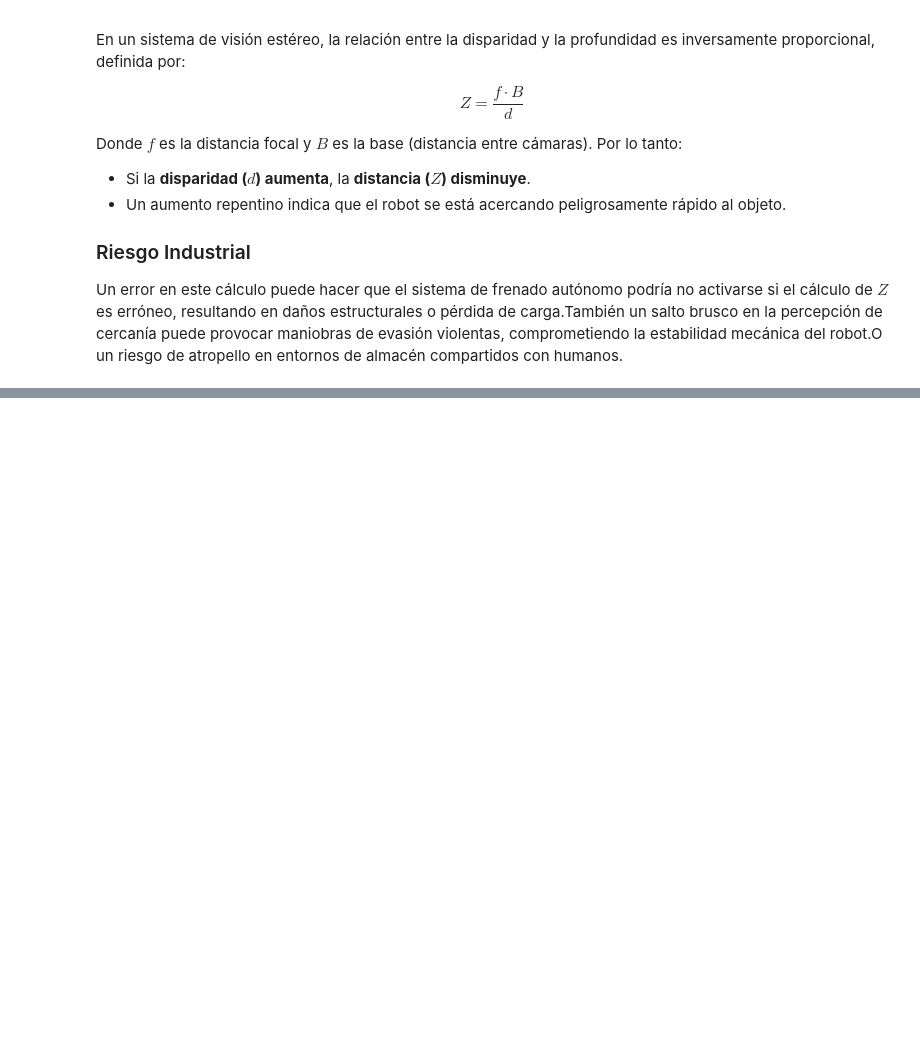
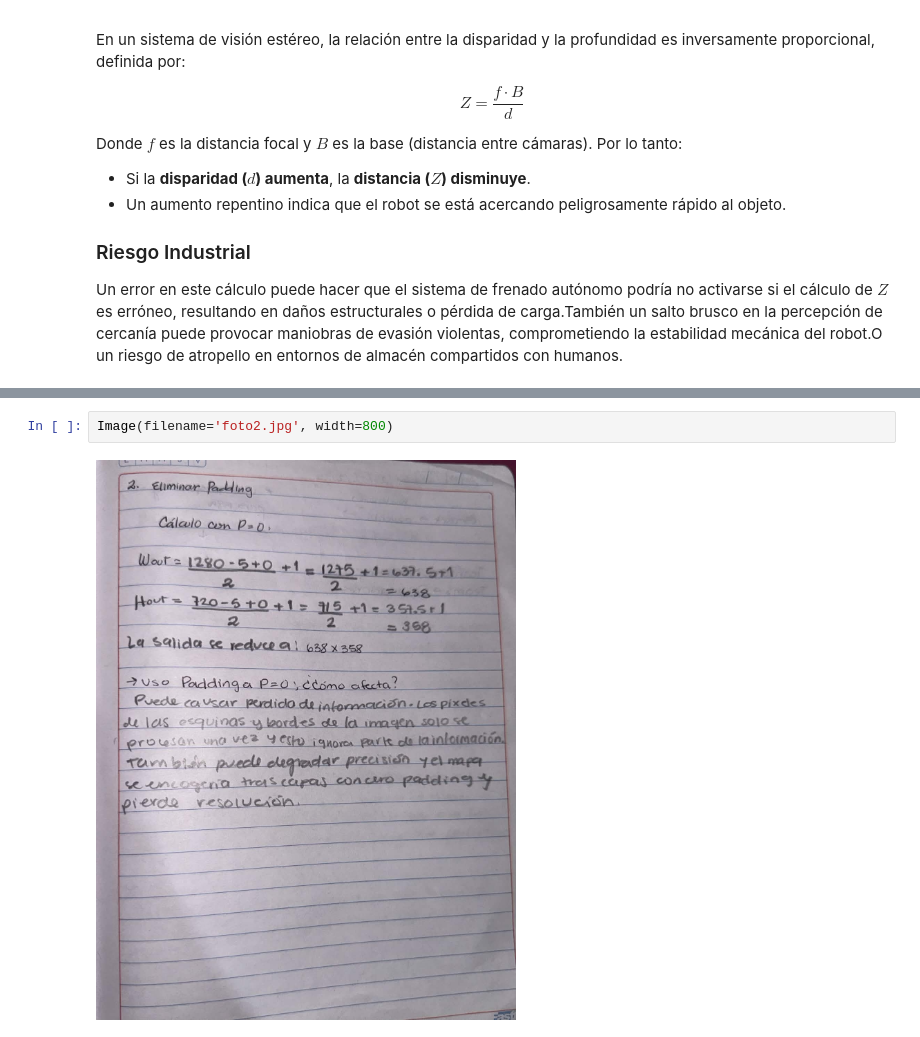
Before and after one commit to BiancaCalderon/VC-HDT2, a Jupyter notebook: HDT2.ipynb, the cells around one changed output, grey strips where cells are left out. Drawn from its saved outputs; the diff is of its cells as text; blank space fills up the shorter version.

```diff
--- a/HDT2.ipynb
+++ b/HDT2.ipynb
@@ -41,0 +59,4 @@ Un error en este cálculo puede hacer que el sistema de frenado autónomo podrí
+# %%
+Image(filename='foto2.jpg', width=800)
+# %% [output]
+[figure, added]
```
Also changed, not shown: parts of 7 cells of this notebook, 2 other files.
